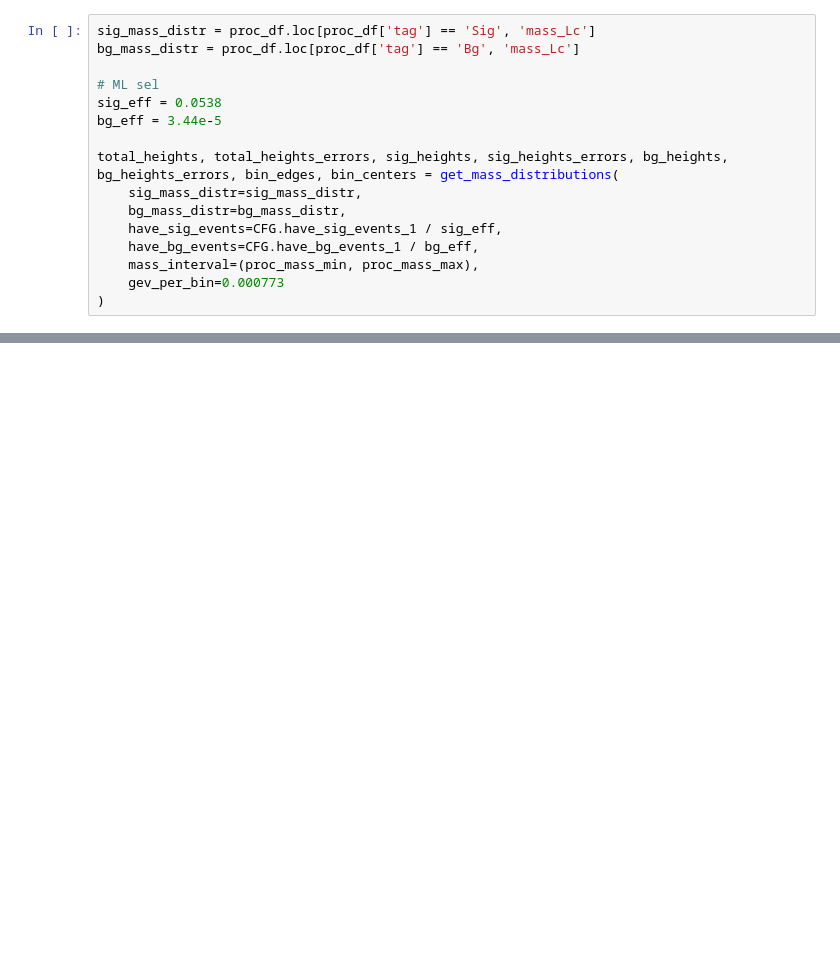
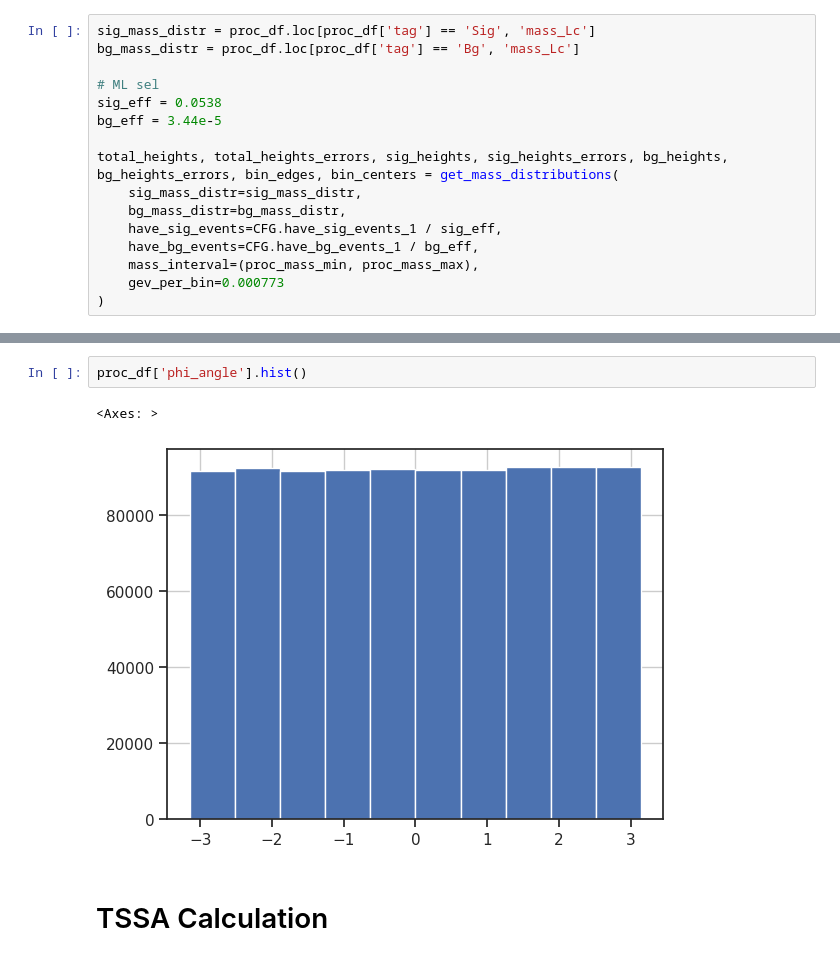
Before and after one commit to ArtSmirnovCH/SPD-Lc-pKpi-27, a Jupyter notebook: analysis_notebooks/supporting analysis/TSSA.ipynb, the cells around one changed output, grey strips where cells are left out. Drawn from its saved outputs; the diff is of its cells as text; blank space fills up the shorter version.

```diff
--- a/analysis_notebooks/supporting analysis/TSSA.ipynb
+++ b/analysis_notebooks/supporting analysis/TSSA.ipynb
@@ -177,0 +195,7 @@ tssa_plot(
+# %%
+proc_df['phi_angle'].hist()
+# %% [output]
+<Axes: >
+[figure, added]
+# %% [markdown]
+# TSSA Calculation
```
Also changed, not shown: parts of 10 cells of this notebook, 10 other files.
